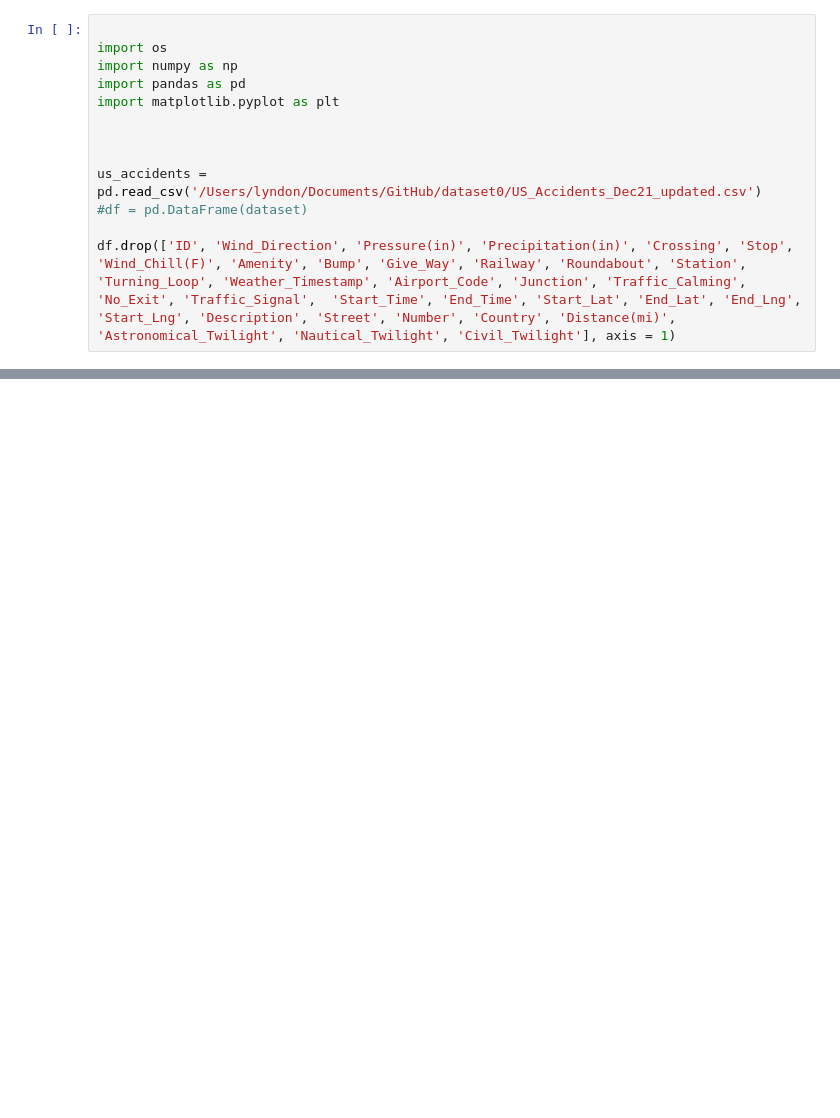
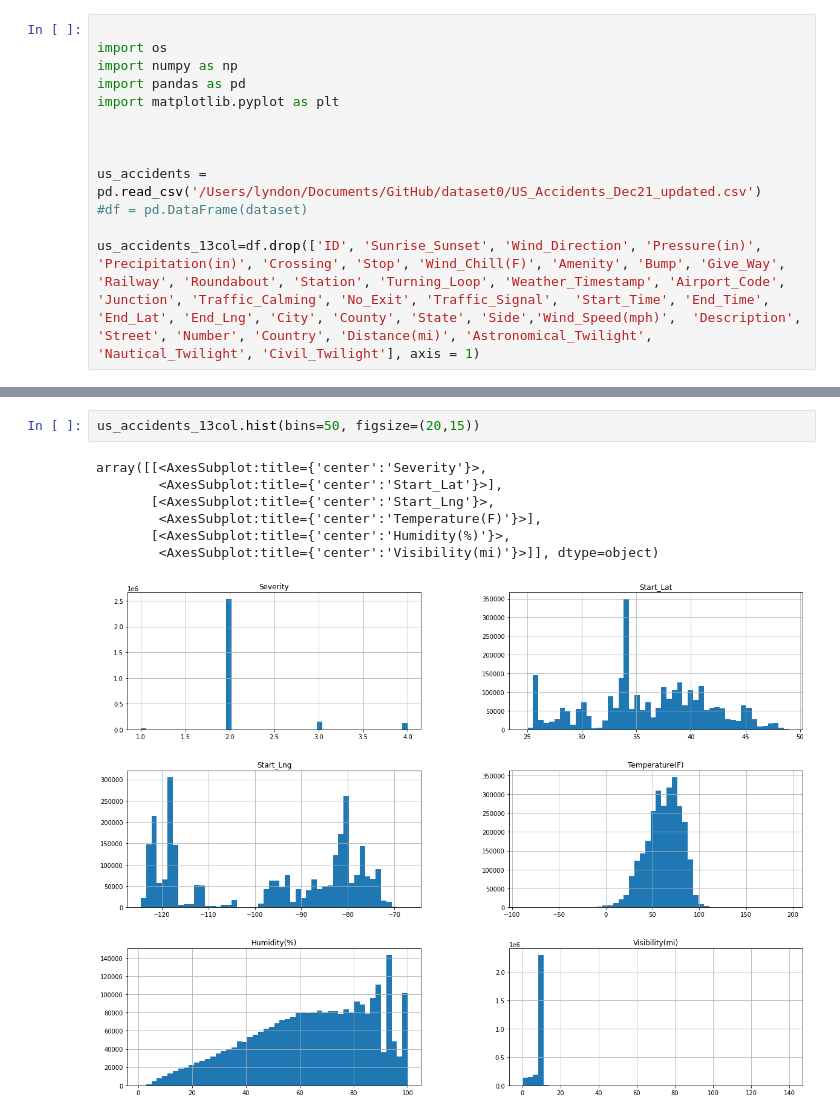
Before and after one commit to unalipa333/dataset0, a Jupyter notebook: test jup.ipynb, the cells around one changed output, grey strips where cells are left out. Saved outputs shown, nothing was run; the diff lists cells and outputs as text; blank space fills up the shorter version.

Commit message:
discovery with graphs and maps

```diff
--- a/test jup.ipynb
+++ b/test jup.ipynb
@@ -10,4 +10,4 @@ import matplotlib.pyplot as plt
 us_accidents = pd.read_csv('/Users/lyndon/Documents/GitHub/dataset0/US_Accidents_Dec21_updated.csv')
 #df = pd.DataFrame(dataset)
 
-df.drop(['ID', 'Wind_Direction', 'Pressure(in)', 'Precipitation(in)', 'Crossing', 'Stop', 'Wind_Chill(F)', 'Amenity', 'Bump', 'Give_Way', 'Railway', 'Roundabout', 'Station', 'Turning_Loop', 'Weather_Timestamp', 'Airport_Code', 'Junction', 'Traffic_Calming', 'No_Exit', 'Traffic_Signal',  'Start_Time', 'End_Time', 'Start_Lat', 'End_Lat', 'End_Lng', 'Start_Lng', 'Description', 'Street', 'Number', 'Country', 'Distance(mi)', 'Astronomical_Twilight', 'Nautical_Twilight', 'Civil_Twilight'], axis = 1)
+us_accidents_13col=df.drop(['ID', 'Sunrise_Sunset', 'Wind_Direction', 'Pressure(in)', 'Precipitation(in)', 'Crossing', 'Stop', 'Wind_Chill(F)', 'Amenity', 'Bump', 'Give_Way', 'Railway', 'Roundabout', 'Station', 'Turning_Loop', 'Weather_Timestamp', 'Airport_Code', 'Junction', 'Traffic_Calming', 'No_Exit', 'Traffic_Signal',  'Start_Time', 'End_Time', 'End_Lat', 'End_Lng', 'City', 'County', 'State', 'Side','Wind_Speed(mph)',  'Description', 'Street', 'Number', 'Country', 'Distance(mi)', 'Astronomical_Twilight', 'Nautical_Twilight', 'Civil_Twilight'], axis = 1)
@@ -42,0 +77,10 @@ Note: you may need to restart the kernel to use updated packages.
+# %%
+us_accidents_13col.hist(bins=50, figsize=(20,15))
+# %% [output]
+array([[<AxesSubplot:title={'center':'Severity'}>,
+        <AxesSubplot:title={'center':'Start_Lat'}>],
+       [<AxesSubplot:title={'center':'Start_Lng'}>,
+        <AxesSubplot:title={'center':'Temperature(F)'}>],
+       [<AxesSubplot:title={'center':'Humidity(%)'}>,
+        <AxesSubplot:title={'center':'Visibility(mi)'}>]], dtype=object)
+[figure, added]
```
Also changed, not shown: parts of 7 cells of this notebook.
